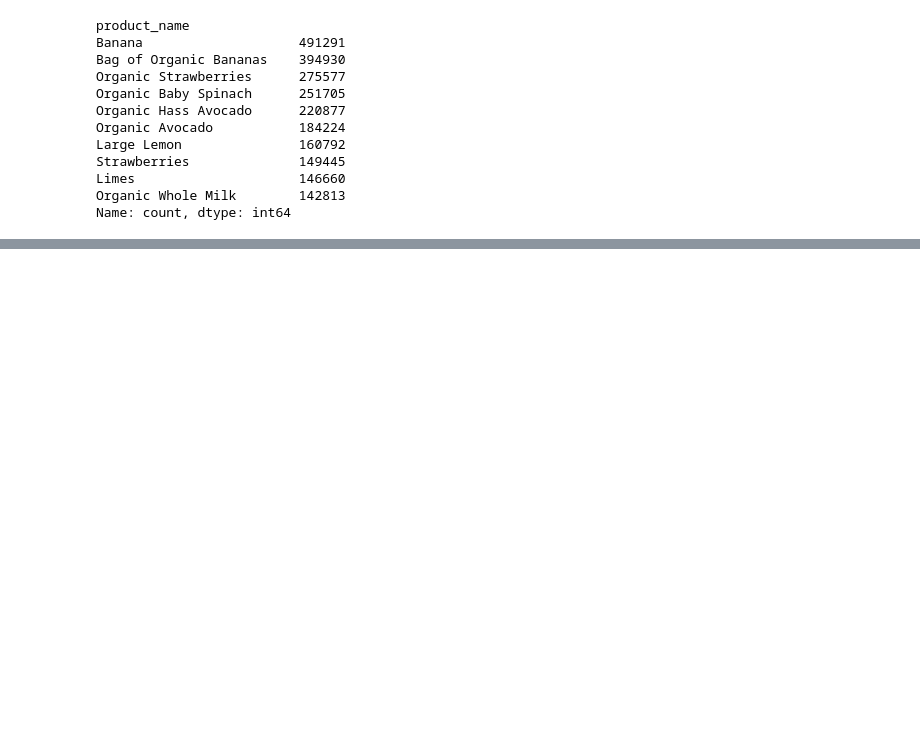
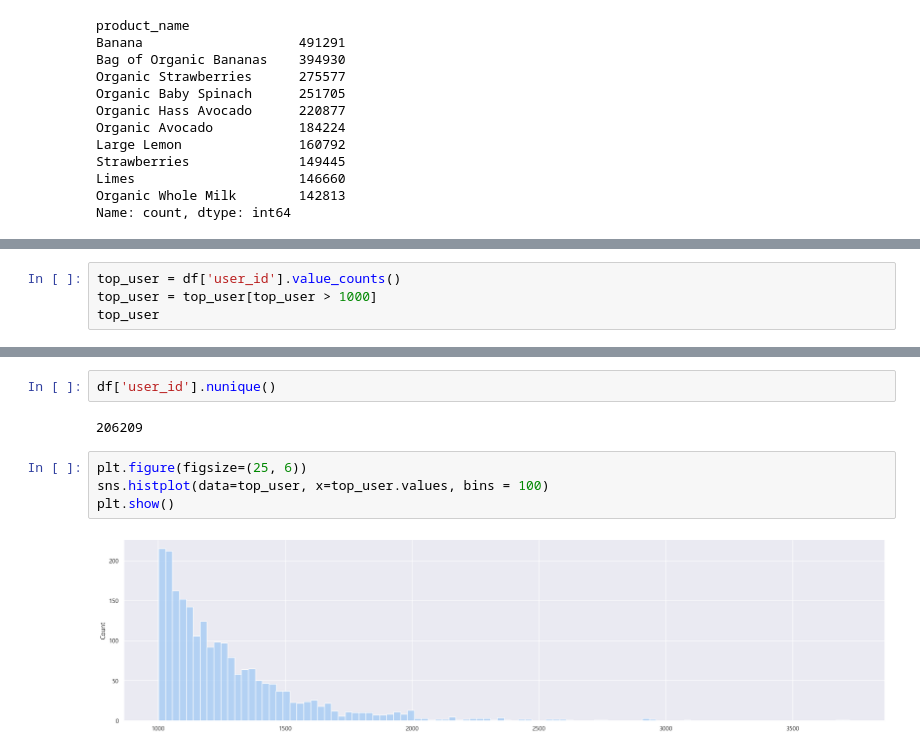
Before and after one commit to leejaesang6098/aiffel_study, a Jupyter notebook: 0925~dataton/1_proto.ipynb, the cells around one changed output, grey strips where cells are left out. Cells and saved outputs as stored; diff of their text form; blank space fills up the shorter version.

```diff
--- a/0925~dataton/1_proto.ipynb
+++ b/0925~dataton/1_proto.ipynb
@@ -414,0 +672,4 @@ plt.show()
+# %%
+top_user = df['user_id'].value_counts()
+top_user = top_user[top_user > 1000]
+top_user
@@ -414,0 +690,10 @@ plt.show()
+# %%
+df['user_id'].nunique()
+# %% [output]
+206209
+# %%
+plt.figure(figsize=(25, 6))
+sns.histplot(data=top_user, x=top_user.values, bins = 100)
+plt.show()
+# %% [output]
+[figure, added]
```
Also changed, not shown: parts of 24 cells of this notebook.
